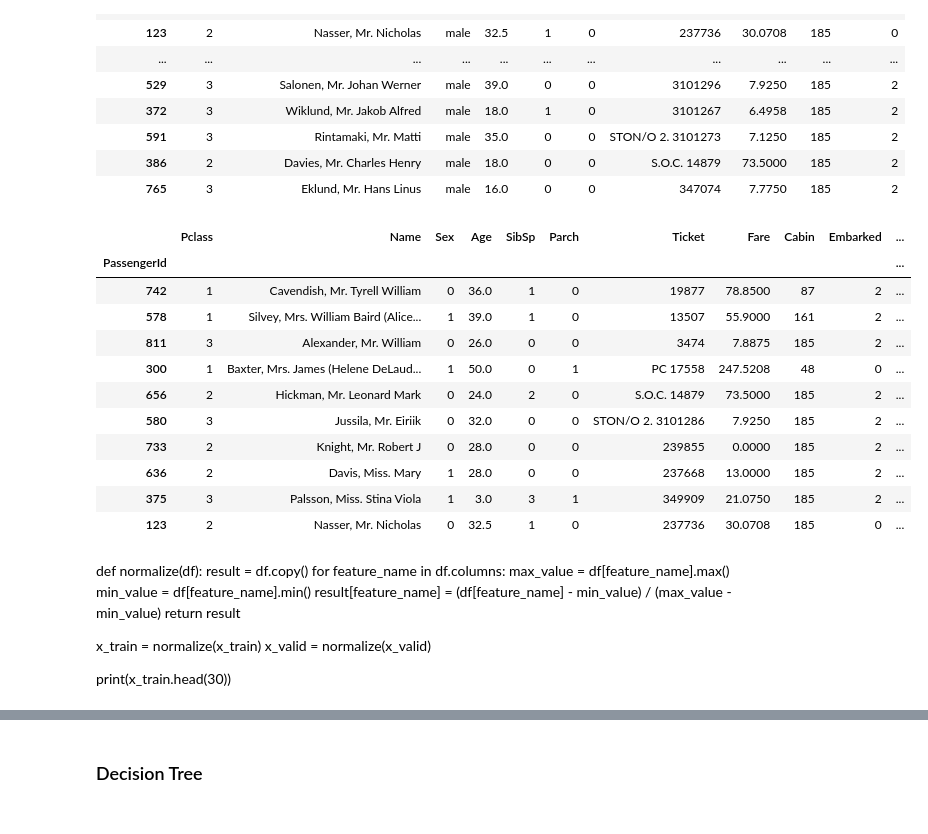
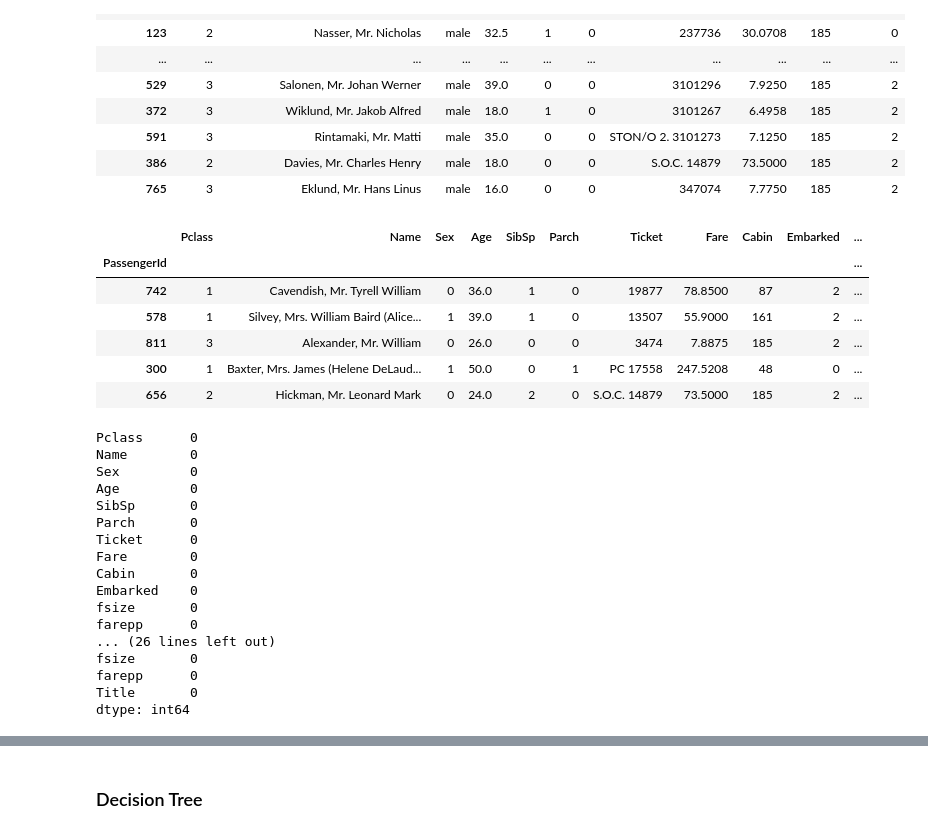
Before and after one commit to asenzaya/machine-learning, a Jupyter notebook: titanic_survival/titanic_survival_ML_project.ipynb, the cells around one changed output, grey strips where cells are left out. Cells and saved outputs as stored; diff of their text form; code cells hidden in the pictures.

```diff
--- a/titanic_survival/titanic_survival_ML_project.ipynb
+++ b/titanic_survival/titanic_survival_ML_project.ipynb
@@ -225,43 +225,67 @@ raw_test['Sex'] = raw_test['Sex'].map(factors)
 # %%
 # Creating one variable for SibSp and Parch.
 x_train['fsize'] = x_train['SibSp'] + x_train['Parch']
 x_valid['fsize'] = x_valid['SibSp'] + x_valid['Parch']
 raw_test['fsize'] = raw_test['SibSp'] + raw_test['Parch']
 
 # Creating Fare per person
 x_train['farepp'] = x_train['Fare'] / (x_train['fsize'] + 1)
 x_valid['farepp'] = x_valid['Fare'] / (x_valid['fsize'] + 1)
 raw_test['farepp'] = raw_test['Fare'] / (raw_test['fsize'] + 1)
 
-x_train.head(10)
+x_train["Title"] = x_train["Name"].str.extract("([A-Za-z]+\.)", expand=False)
+x_valid["Title"] = x_valid["Name"].str.extract("([A-Za-z]+\.)", expand=False)
+raw_test["Title"] = raw_test["Name"].str.extract("([A-Za-z]+\.)", expand=False)
+
+# Getting the unique values of the column
+unique_titles = pd.concat((x_train['Title'], x_valid['Title'], raw_test['Title'])).drop_duplicates()
+unique_titles.head(10)
+
+# Dictionary for numerical conversion of column sex
+factors_title = {'Mr.': 0, 'Mrs.': 1, 'Miss.': 2, 'Rev.': 3, 'Master.': 4, 'Capt.': 5, 'Lady.': 6, 'Col.': 7, 'Dr.': 8, 'Don.': 9}
+
+# Applying the same conversion to all df
+x_train['Title'] = x_train['Title'].map(factors_title)
+x_valid['Title'] = x_valid['Title'].map(factors_title)
+raw_test['Title'] = raw_test['Title'].map(factors_title)
+
+x_train['Title'].fillna(-1, inplace=True)
+x_valid['Title'].fillna(-1, inplace=True)
+raw_test['Title'].fillna(-1, inplace=True)
+
+x_train.head()
 # %% [output]
 |  | Pclass | Name | Sex | Age | SibSp | Parch | Ticket | Fare | Cabin | Embarked | ... |
 | PassengerId |  |  |  |  |  |  |  |  |  |  | ... |
 | 742 | 1 | Cavendish, Mr. Tyrell William | 0 | 36.0 | 1 | 0 | 19877 | 78.8500 | 87 | 2 | ... |
 | 578 | 1 | Silvey, Mrs. William Baird (Alice... | 1 | 39.0 | 1 | 0 | 13507 | 55.9000 | 161 | 2 | ... |
 | 811 | 3 | Alexander, Mr. William | 0 | 26.0 | 0 | 0 | 3474 | 7.8875 | 185 | 2 | ... |
 | 300 | 1 | Baxter, Mrs. James (Helene DeLaud... | 1 | 50.0 | 0 | 1 | PC 17558 | 247.5208 | 48 | 0 | ... |
 | 656 | 2 | Hickman, Mr. Leonard Mark | 0 | 24.0 | 2 | 0 | S.O.C. 14879 | 73.5000 | 185 | 2 | ... |
-| 580 | 3 | Jussila, Mr. Eiriik | 0 | 32.0 | 0 | 0 | STON/O 2. 3101286 | 7.9250 | 185 | 2 | ... |
-| 733 | 2 | Knight, Mr. Robert J | 0 | 28.0 | 0 | 0 | 239855 | 0.0000 | 185 | 2 | ... |
-| 636 | 2 | Davis, Miss. Mary | 1 | 28.0 | 0 | 0 | 237668 | 13.0000 | 185 | 2 | ... |
-| 375 | 3 | Palsson, Miss. Stina Viola | 1 | 3.0 | 3 | 1 | 349909 | 21.0750 | 185 | 2 | ... |
-| 123 | 2 | Nasser, Mr. Nicholas | 0 | 32.5 | 1 | 0 | 237736 | 30.0708 | 185 | 0 | ... |
+# %%
+print(x_train.isnull().sum())
+print(x_valid.isnull().sum())
+print(raw_test.isnull().sum())
+# %% [output]
+Pclass      0
+Name        0
+Sex         0
+Age         0
+SibSp       0
+Parch       0
+Ticket      0
+Fare        0
+Cabin       0
+Embarked    0
+fsize       0
+farepp      0
+... (26 lines left out)
+fsize       0
+farepp      0
+Title       0
+dtype: int64
 # %%
 # Preparing files before starting to fit ML models to the data
 x_train = x_train.drop(['Name', 'Ticket', 'Cabin','SibSp', 'Parch','Fare'], axis=1)
 x_valid = x_valid.drop(['Name', 'Ticket', 'Cabin', 'SibSp', 'Parch', 'Fare'], axis=1)
 clean_test = raw_test.drop(['Name', 'Ticket', 'Cabin', 'SibSp', 'Parch', 'Fare'], axis=1)
-# %% [markdown]
-def normalize(df):
-    result = df.copy()
-    for feature_name in df.columns:
-        max_value = df[feature_name].max()
-        min_value = df[feature_name].min()
-        result[feature_name] = (df[feature_name] - min_value) / (max_value - min_value)
-    return result
-
-x_train = normalize(x_train)
-x_valid = normalize(x_valid)
-
-print(x_train.head(30))
```
Also changed, not shown: parts of 23 cells of this notebook, 1 other file.
